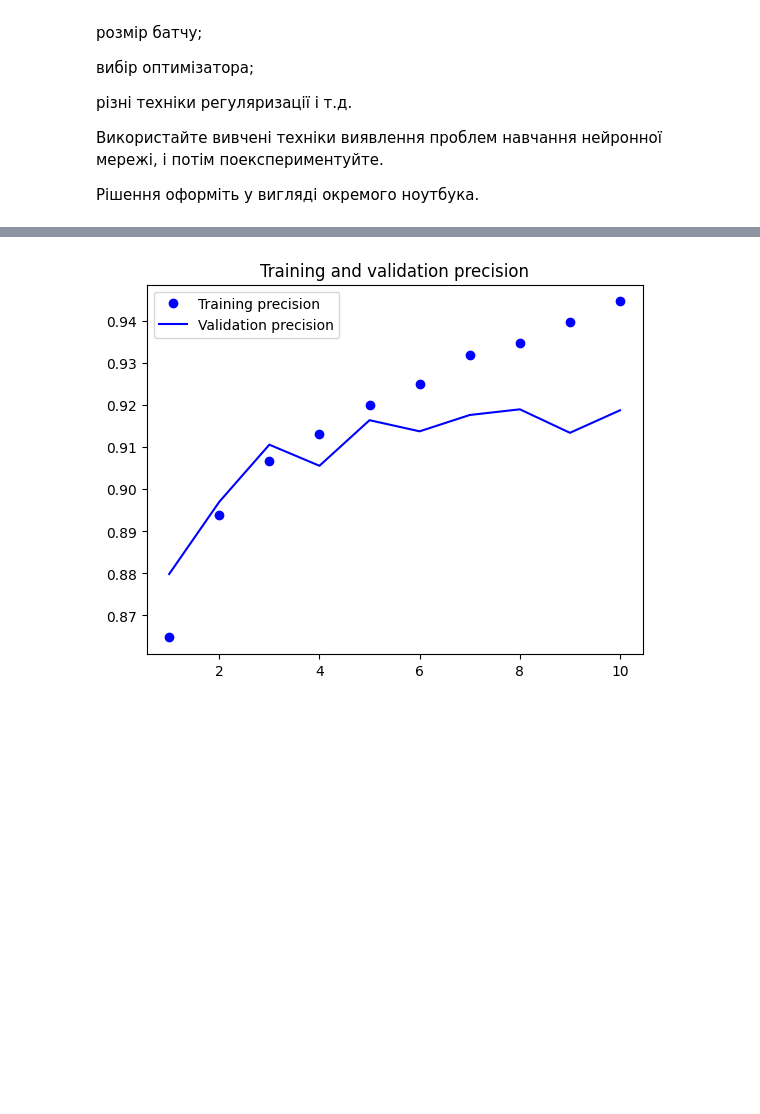
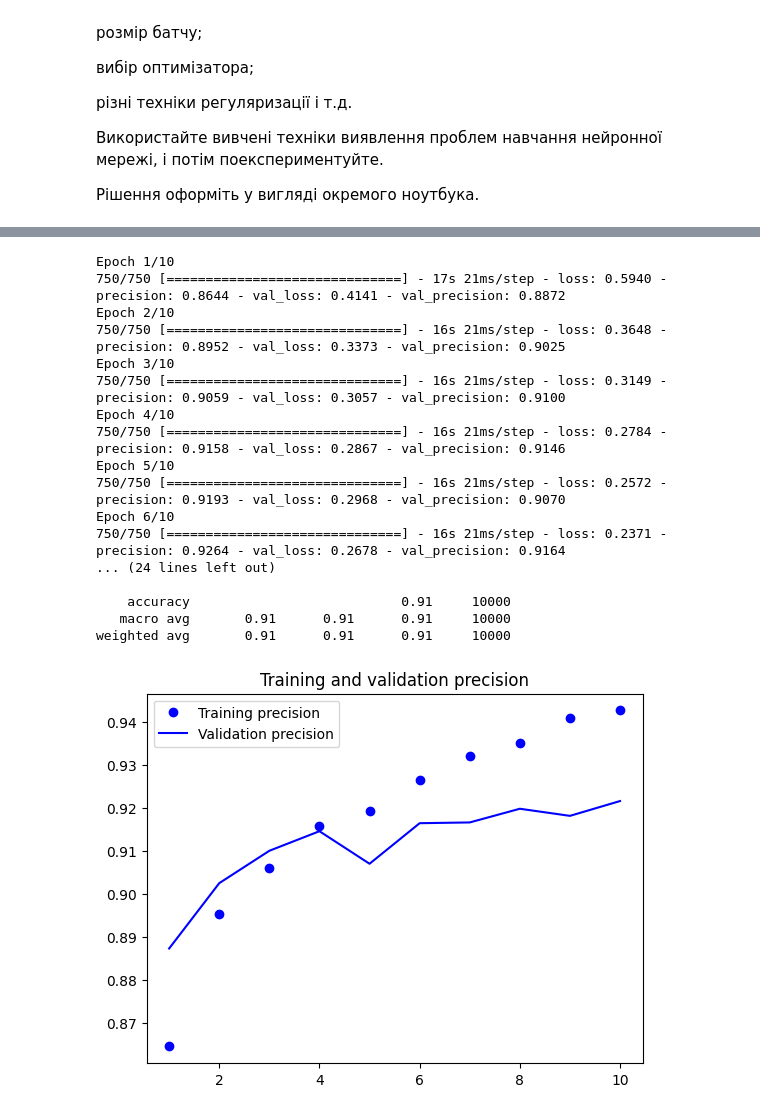
Before and after one commit to Noma9d/Python_Data_Science, a Jupyter notebook: HW_9/hw_9.ipynb, the cells around one changed output, grey strips where cells are left out. Saved outputs shown, nothing was run; the diff lists cells and outputs as text; code cells hidden in the pictures; blank space fills up the shorter version.

```diff
--- a/HW_9/hw_9.ipynb
+++ b/HW_9/hw_9.ipynb
@@ -25,6 +25,9 @@ import tensorflow as tf
 from tensorflow.keras import layers, models
 from tensorflow.keras.utils import to_categorical
 from tensorflow.keras.datasets import fashion_mnist
+import numpy as np
+from sklearn.metrics import classification_report
+import matplotlib.pyplot as plt
 
 # Завантаження та підготовка даних
 (train_images, train_labels), (test_images, test_labels) = fashion_mnist.load_data()
@@ -61,9 +64,21 @@ history = model.fit(train_images, train_labels, epochs=10, batch_size=64, valida
 precision = model.evaluate(test_images, test_labels)[1]
 print(f'Test precision: {precision}')
 
+# Оцінка моделі та виведення метрик кожного класу
+predictions = model.predict(test_images)
+predicted_labels = np.argmax(predictions, axis=1)
+true_labels = np.argmax(test_labels, axis=1)
+
+# Конвертація one-hot encoded меток назад у категоріальні метки
+class_names = ["Футболка/топ", "Брюки", "Свитер", "Платье", "Пальто", "Сандали", "Рубашка", "Кроссовок", "Сумка", "Ботинок"]
+true_class_labels = [class_names[label] for label in true_labels]
+predicted_class_labels = [class_names[label] for label in predicted_labels]
+
+# Виведення метрик кожного класу
+classification_rep = classification_report(true_class_labels, predicted_class_labels, target_names=class_names)
+print("Отчет о классификации:\n", classification_rep)
+
 # Виведення графіків навчання
-import matplotlib.pyplot as plt
-
 precision = history.history['precision']
 val_precision = history.history['val_precision']
 loss = history.history['loss']
@@ -105 +105,18 @@ Test precision: 0.9132794141769409
+Epoch 1/10
+750/750 [==============================] - 17s 21ms/step - loss: 0.5940 - precision: 0.8644 - val_loss: 0.4141 - val_precision: 0.8872
+Epoch 2/10
+750/750 [==============================] - 16s 21ms/step - loss: 0.3648 - precision: 0.8952 - val_loss: 0.3373 - val_precision: 0.9025
+Epoch 3/10
+750/750 [==============================] - 16s 21ms/step - loss: 0.3149 - precision: 0.9059 - val_loss: 0.3057 - val_precision: 0.9100
+Epoch 4/10
+750/750 [==============================] - 16s 21ms/step - loss: 0.2784 - precision: 0.9158 - val_loss: 0.2867 - val_precision: 0.9146
+Epoch 5/10
+750/750 [==============================] - 16s 21ms/step - loss: 0.2572 - precision: 0.9193 - val_loss: 0.2968 - val_precision: 0.9070
+Epoch 6/10
+750/750 [==============================] - 16s 21ms/step - loss: 0.2371 - precision: 0.9264 - val_loss: 0.2678 - val_precision: 0.9164
+... (24 lines left out)
+
+    accuracy                           0.91     10000
+   macro avg       0.91      0.91      0.91     10000
+weighted avg       0.91      0.91      0.91     10000
-[figure, old version]
+[figure, new version]
```
Also changed, not shown: parts of 1 cell of this notebook.
